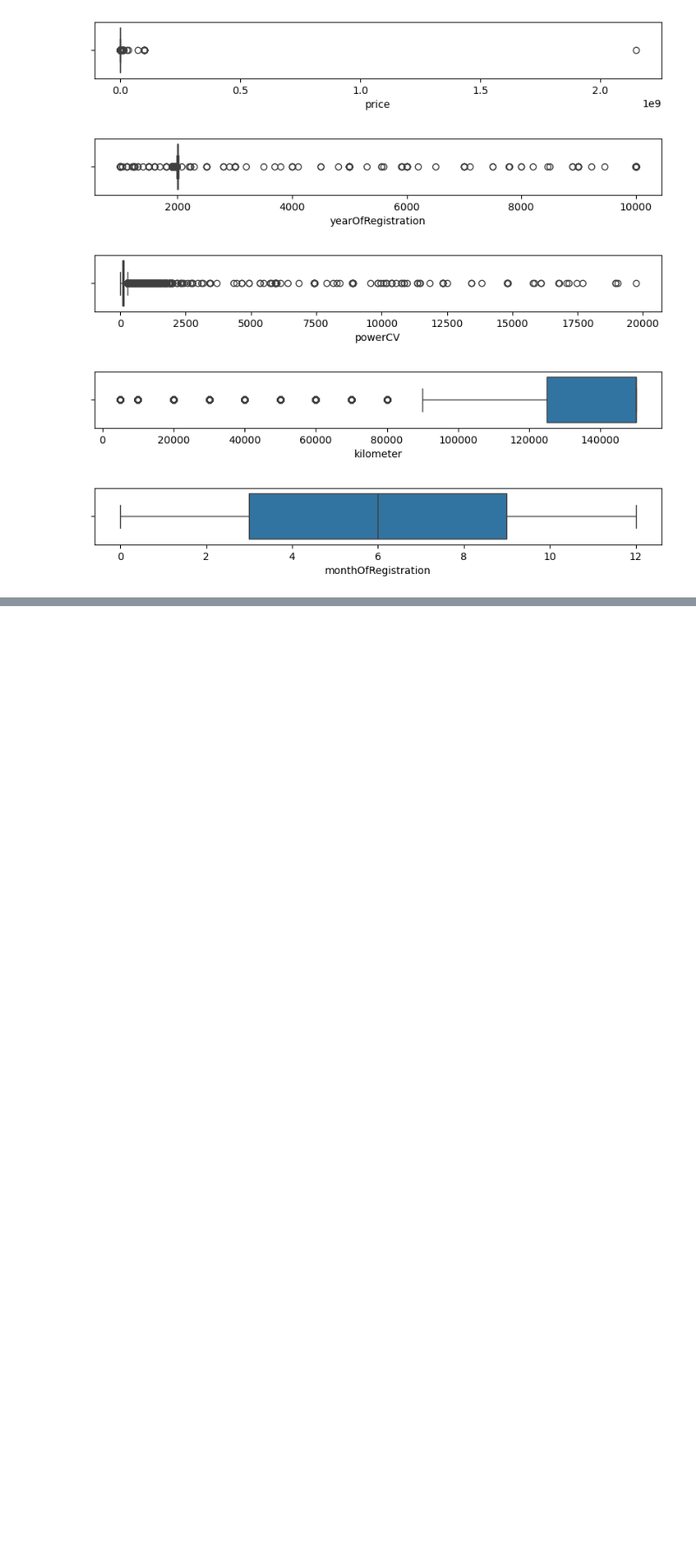
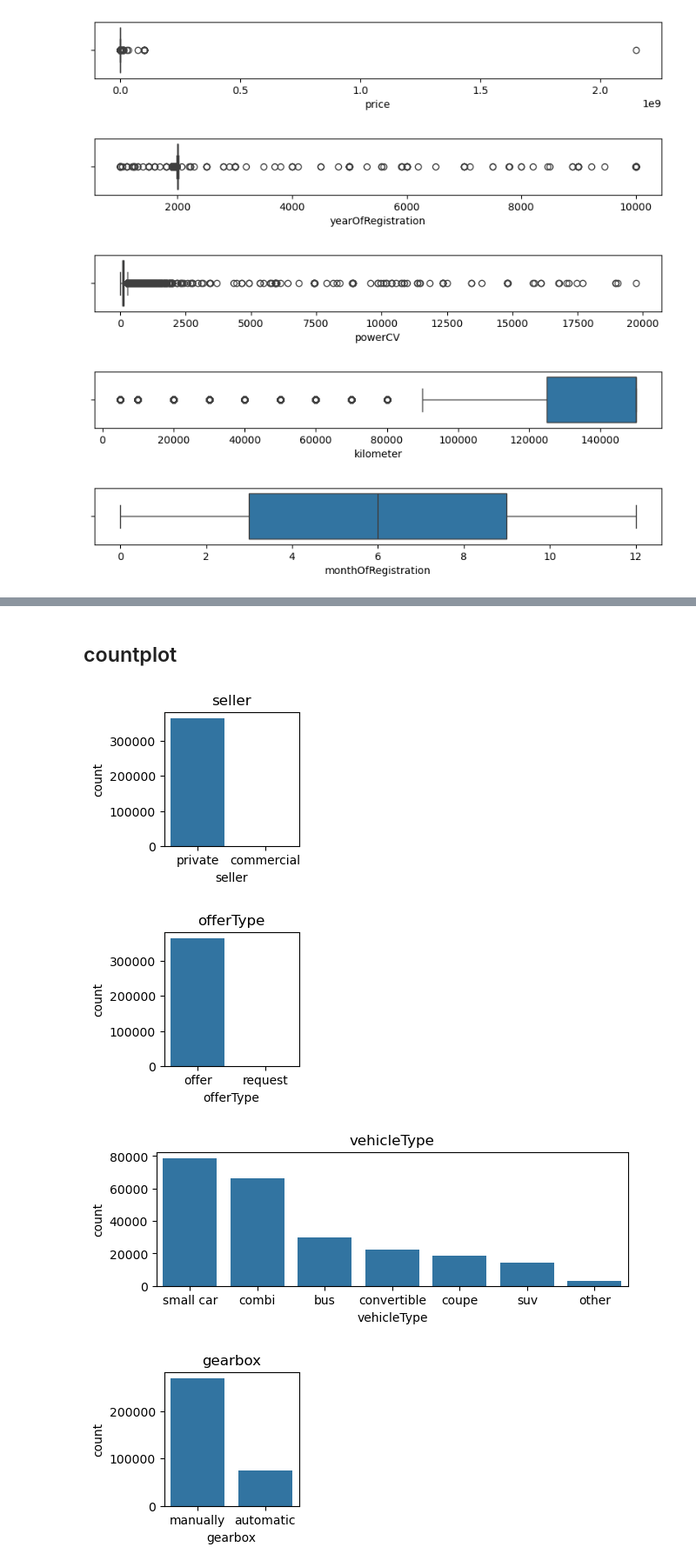
Before and after one commit to JesusMaria26051964/EDA_Autorenew, a Jupyter notebook: notebooks/01_Analisis_Preliminar.ipynb, the cells around one changed output, grey strips where cells are left out. Shown at 87% size. Saved outputs shown, nothing was run; the diff lists cells and outputs as text; code cells hidden in the pictures; blank space fills up the shorter version.

```diff
--- a/notebooks/01_Analisis_Preliminar.ipynb
+++ b/notebooks/01_Analisis_Preliminar.ipynb
@@ -196,0 +212,3 @@ for col in columnas_numericas:
+# %%
+columnas_categoricas = df.select_dtypes(include='object').columns
+columnas_categoricas
@@ -196,0 +221,4 @@ for col in columnas_numericas:
+# %%
+for col in columnas_categoricas:
+    print(f'columnas:{col} tiene los valores unicos:{df[col].nunique()}')
+    display(df[col].value_counts(dropna=False).head(10))
@@ -196,0 +280,14 @@ for col in columnas_numericas:
+# %% [markdown]
+## countplot
+# %%
+for col in columnas_categoricas:
+    if df[col].nunique() < 20:
+        plt.figure(figsize=(df[col].nunique(),2))
+        sns.countplot(x=df[col],order=df[col].value_counts().index)
+        plt.title(col)
+        plt.show()
+# %% [output]
+[figure, added]
+[figure, added]
+[figure, added]
+[figure, added]
```
Also changed, not shown: parts of 7 cells of this notebook.
